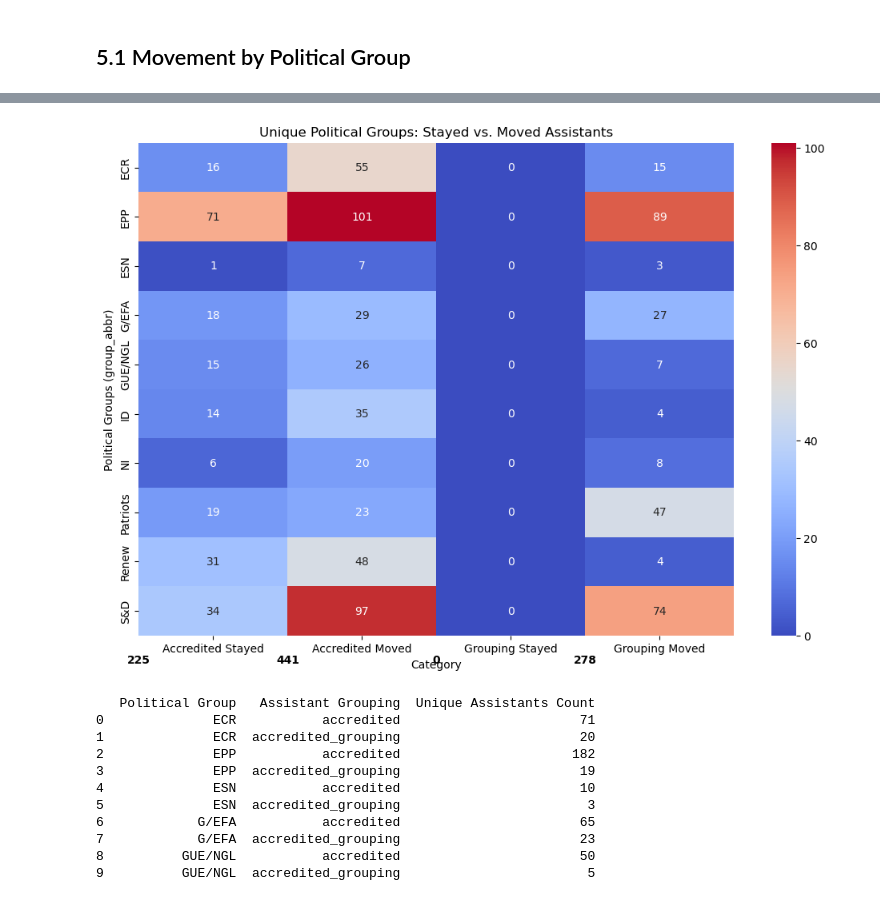
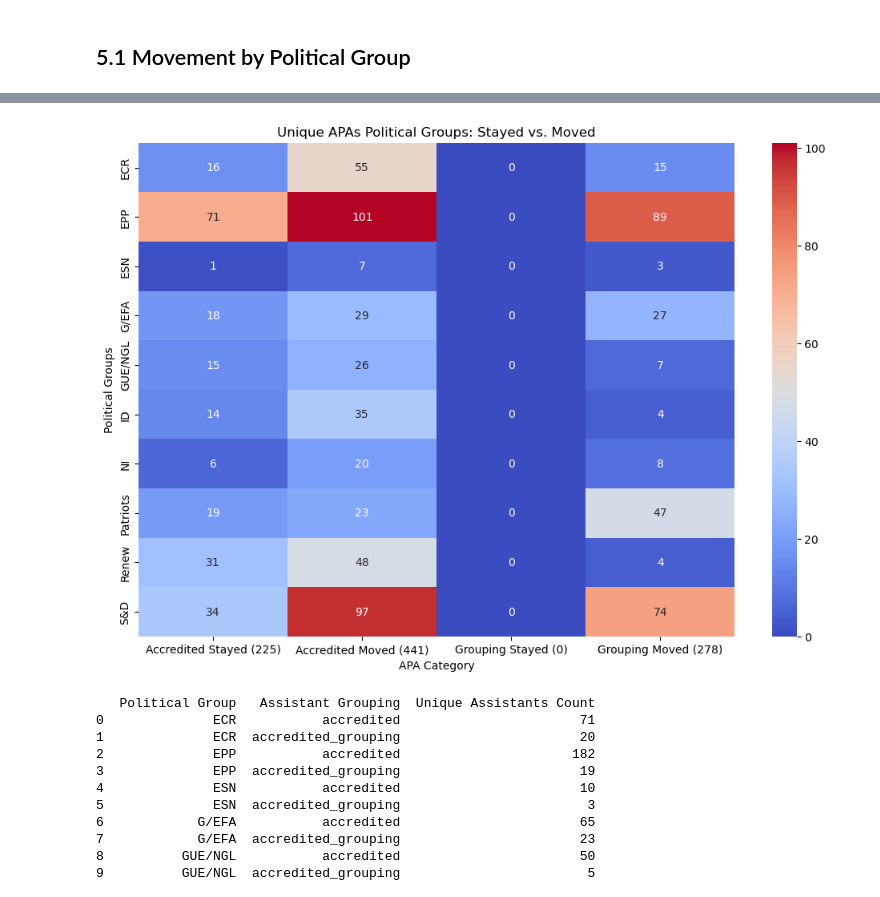
Before and after one commit to emilia-c/AMO-Work, a Jupyter notebook: assistant task/compare 9th & 10th term/apa_movement.ipynb, the cells around one changed output, grey strips where cells are left out. Saved outputs shown, nothing was run; the diff lists cells and outputs as text; code cells hidden in the pictures.

```diff
--- a/assistant task/compare 9th & 10th term/apa_movement.ipynb
+++ b/assistant task/compare 9th & 10th term/apa_movement.ipynb
@@ -839,11 +951,11 @@ import pandas as pd
 import seaborn as sns
 import matplotlib.pyplot as plt
 
-# Helper function to aggregate unique assistants by political group and status
-def aggregate_unique_assistants(data, status):
-    """Aggregate unique assistants for stayed or moved assistants."""
+def aggregate_unique_assistants_debug(data, status):
+    """Aggregate unique assistants for stayed or moved assistants with debugging."""
     # Filter assistants based on 'Stayed' or 'Moved' status
     filtered = data[data['mep_change'] == status]
+    print(f"\nFiltered data for status '{status}': {len(filtered)} rows")
 
     # Initialize lists to hold assistants and groups for each row
     assistants = []
@@ -863,32 +975,53 @@ def aggregate_unique_assistants(data, status):
             (row.get('details_10', []) if isinstance(row.get('details_10', []), list) else [])
         ]
 
+        # Debug: print row-level extraction results
+        print(f"Row: assistants_list={assistants_list}, groups_list={groups_list}")
+
         # If there are assistants, add them to the respective lists
         if assistants_list and groups_list:
             assistants.extend(assistants_list)
             groups.extend(groups_list)
 
-    # Create a DataFrame with group and assistant info, count unique assistants per group
+    # Create a DataFrame with group and assistant info
     unique_assistants_df = pd.DataFrame({
         'group': groups,
         'assistant': assistants
     })
+    print("\nComplete unique_assistants_df:")
+    print(unique_assistants_df)
+
+    # Identify potential overlaps (same assistant in multiple groups)
+    assistant_overlap = unique_assistants_df[unique_assistants_df.duplicated(subset=['assistant'], keep=False)]
+    print("\nPotential overlapping assistants:")
+    print(assistant_overlap)
+
+    # Save overlaps to CSV for further debugging
+    #assistant_overlap.to_csv('assistant_overlap_debug.csv', index=False)
 
     # Get unique assistants per group
     unique_count_per_group = unique_assistants_df.groupby('group')['assistant'].nunique()
 
-    return unique_count_per_group
+    print("\nUnique counts per group:")
+    print(unique_count_per_group)
 
-# Verify that details_9 and details_10 exist in the accredited mappings
-if 'details_9' in accredited_mep_mapping.columns and 'details_10' in accredited_mep_mapping.columns:
-    accredited_stayed_unique = aggregate_unique_assistants(accredited_mep_mapping, 'Stayed')
-    accredited_moved_unique = aggregate_unique_assistants(accredited_mep_mapping, 'Moved')
-else:
-    raise KeyError("details_9 and details_10 are missing in accredited_mep_mapping.")
+    # Return both DataFrame and unique counts for debugging
+    return unique_assistants_df, unique_count_per_group
 
+# Accredited data
+accredited_stayed_df, accredited_stayed_unique = aggregate_unique_assistants_debug(accredited_mep_mapping, 'Stayed')
+accredited_moved_df, accredited_moved_unique = aggregate_unique_assistants_debug(accredited_mep_mapping, 'Moved')
+
+# Debug: Log totals for accredited assistants
+print("\nDebug: Accredited Stayed")
+print(accredited_stayed_df)
+print("\nDebug: Accredited Moved")
+print(accredited_moved_df)
+
+# Grouping data (similar logic can be applied here if needed)
 if 'details_9' in accredited_grouping_mep_mapping.columns and 'details_10' in accredited_grouping_mep_mapping.columns:
-    grouping_stayed_unique = aggregate_unique_assistants(accredited_grouping_mep_mapping, 'Stayed')
-    grouping_moved_unique = aggregate_unique_assistants(accredited_grouping_mep_mapping, 'Moved')
+    grouping_stayed_df, grouping_stayed_unique = aggregate_unique_assistants_debug(accredited_grouping_mep_mapping, 'Stayed')
+    grouping_moved_df, grouping_moved_unique = aggregate_unique_assistants_debug(accredited_grouping_mep_mapping, 'Moved')
 else:
     raise KeyError("details_9 and details_10 are missing in accredited_grouping_mep_mapping.")
 
@@ -898,29 +1031,31 @@ heatmap_data_unique = pd.DataFrame({
     'Accredited Moved': accredited_moved_unique,
     'Grouping Stayed': grouping_stayed_unique,
     'Grouping Moved': grouping_moved_unique
-}).fillna(0)  # Fill NaN values with 0 for the heatmap
+}).fillna(0)
 
-# Calculate totals for each column (we'll add this at the bottom, but it won't be included in the heatmap)
+# Debug: Log heatmap data before adding totals
+print("\nDebug: Heatmap Data (before adding totals)")
+print(heatmap_data_unique)
+
+# Calculate totals for each column
 totals_unique = heatmap_data_unique.sum(axis=0)
 
-# Add a new row with the totals at the bottom of the DataFrame
-heatmap_data_unique.loc['Total'] = totals_unique
+# Update column names to include totals
+heatmap_data_unique.columns = [
+    f"{col} ({int(totals_unique[col])})" for col in heatmap_data_unique.columns
+]
+
+# Debug: Log heatmap data after updating column names
+print("\nDebug: Heatmap Data (with totals in column names)")
+print(heatmap_data_unique)
 
 # Plot the heatmap (excluding the total row from the color scale)
 plt.figure(figsize=(12, 8))
-
-# Plot the heatmap data excluding the total row for color scaling
-sns.heatmap(heatmap_data_unique.iloc[:-1], annot=True, cmap='coolwarm', fmt='.0f')
-
-# Add the totals row as a separate row using plt.text, avoiding it being included in the color scale
-for i, col in enumerate(heatmap_data_unique.columns):
-    plt.text(i, len(heatmap_data_unique) - 0.5, int(totals_unique[col]), ha='center', va='center', fontsize=10, color='black', weight='bold')
+sns.heatmap(heatmap_data_unique, annot=True, cmap='coolwarm', fmt='.0f')
 
 # Title and labels
-plt.title('Unique APAs Political Groups: Stayed vs. Moved Assistants')
-plt.ylabel('Political Groups (group_abbr)')
-plt.xlabel('Category')
-
-# Show the plot
+plt.title('Unique APAs Political Groups: Stayed vs. Moved')
+plt.ylabel('Political Groups')
+plt.xlabel('APA Category')
 plt.show()
 # %% [output]
@@ -927,4 +1079,4 @@ plt.show()
-[figure, old version]
+[figure, new version]
 # %%
 # Step 1: Group by political group and both assistant and assistant_grouping, count unique assistants
 unique_assistants_by_group = filtered_apas_both_terms.groupby(['group_abbr', 'assistant_type'])['assistant_name'].nunique()
```
Also changed, not shown: parts of 23 cells of this notebook, 9 other files.
